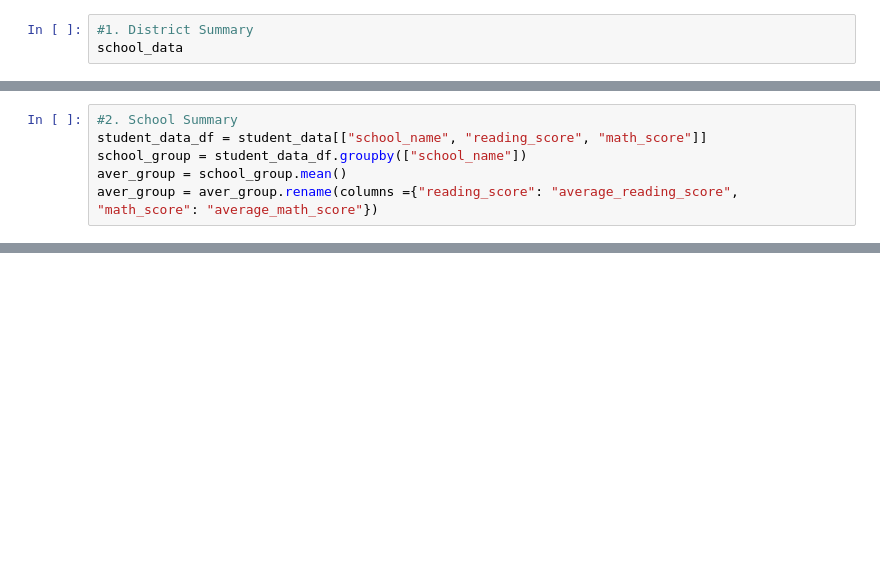
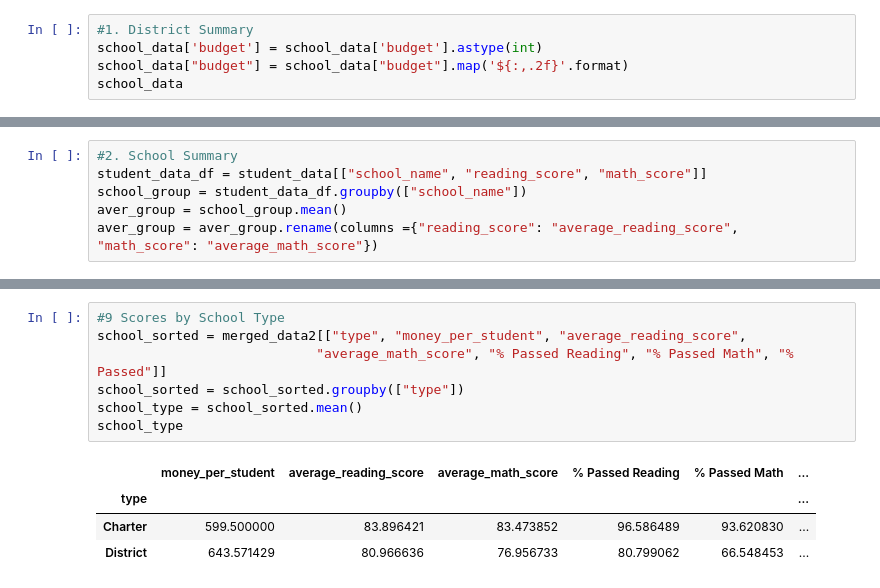
Before and after one commit to J-Schea29/Pandas-Challenge, a Jupyter notebook: Untitled.ipynb, the cells around one changed output, grey strips where cells are left out. Drawn from its saved outputs; the diff is of its cells as text; blank space fills up the shorter version.

```diff
--- a/Untitled.ipynb
+++ b/Untitled.ipynb
@@ -64,5 +64,7 @@ school_data = pd.read_csv(csv1_path)
 student_data = pd.read_csv(csv2_path)
 # %%
 #1. District Summary
+school_data['budget'] = school_data['budget'].astype(int)
+school_data["budget"] = school_data["budget"].map('${:,.2f}'.format)
 school_data
 # %% [output]
@@ -272,0 +283,12 @@ grade_df2= student_data[["grade", "school_name", "reading_score"]]
+# %%
+#9 Scores by School Type
+school_sorted = merged_data2[["type", "money_per_student", "average_reading_score",
+                            "average_math_score", "% Passed Reading", "% Passed Math", "% Passed"]]
+school_sorted = school_sorted.groupby(["type"])
+school_type = school_sorted.mean()
+school_type
+# %% [output]
+|  | money_per_student | average_reading_score | average_math_score | % Passed Reading | % Passed Math | ... |
+| type |  |  |  |  |  | ... |
+| Charter | 599.500000 | 83.896421 | 83.473852 | 96.586489 | 93.620830 | ... |
+| District | 643.571429 | 80.966636 | 76.956733 | 80.799062 | 66.548453 | ... |
```
Also changed, not shown: parts of 13 cells of this notebook.
